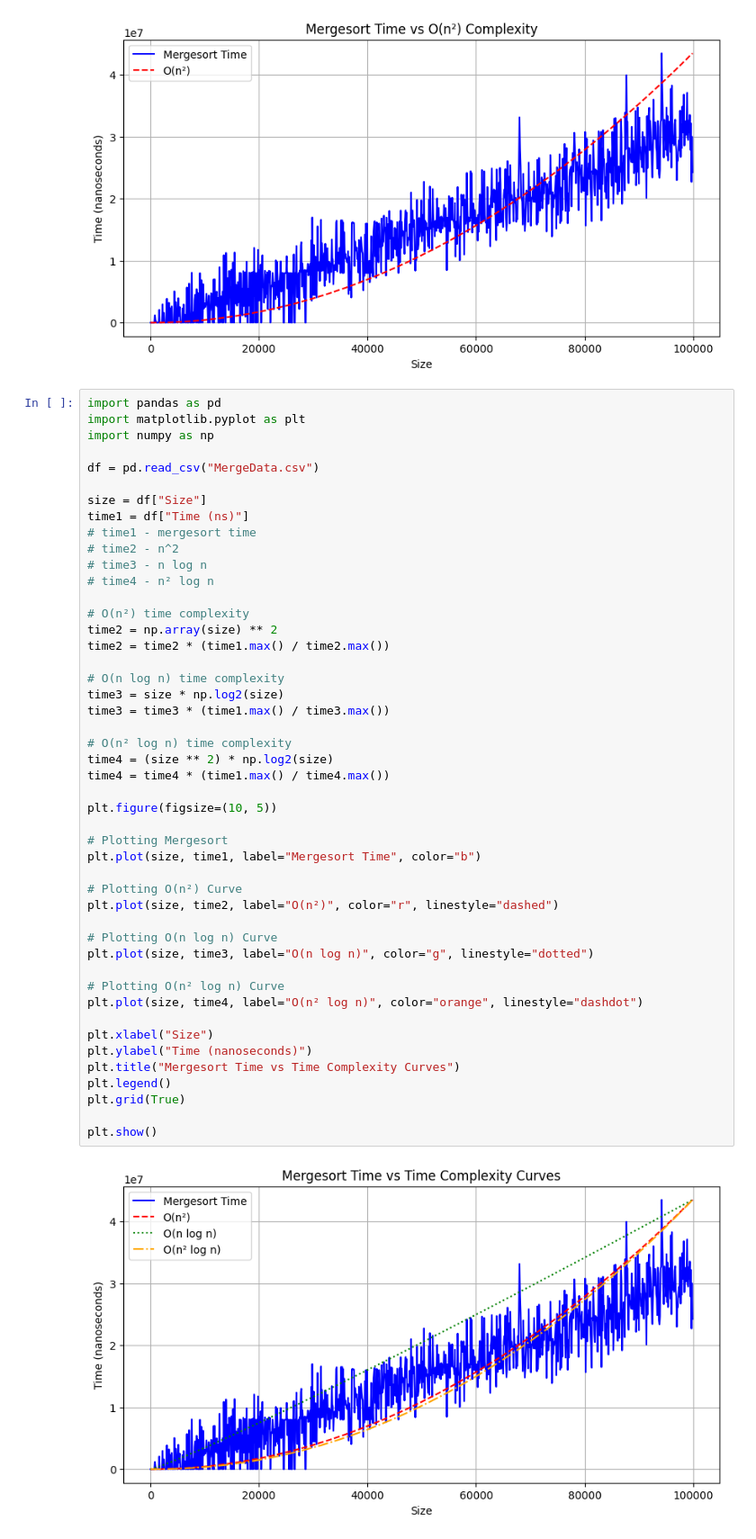
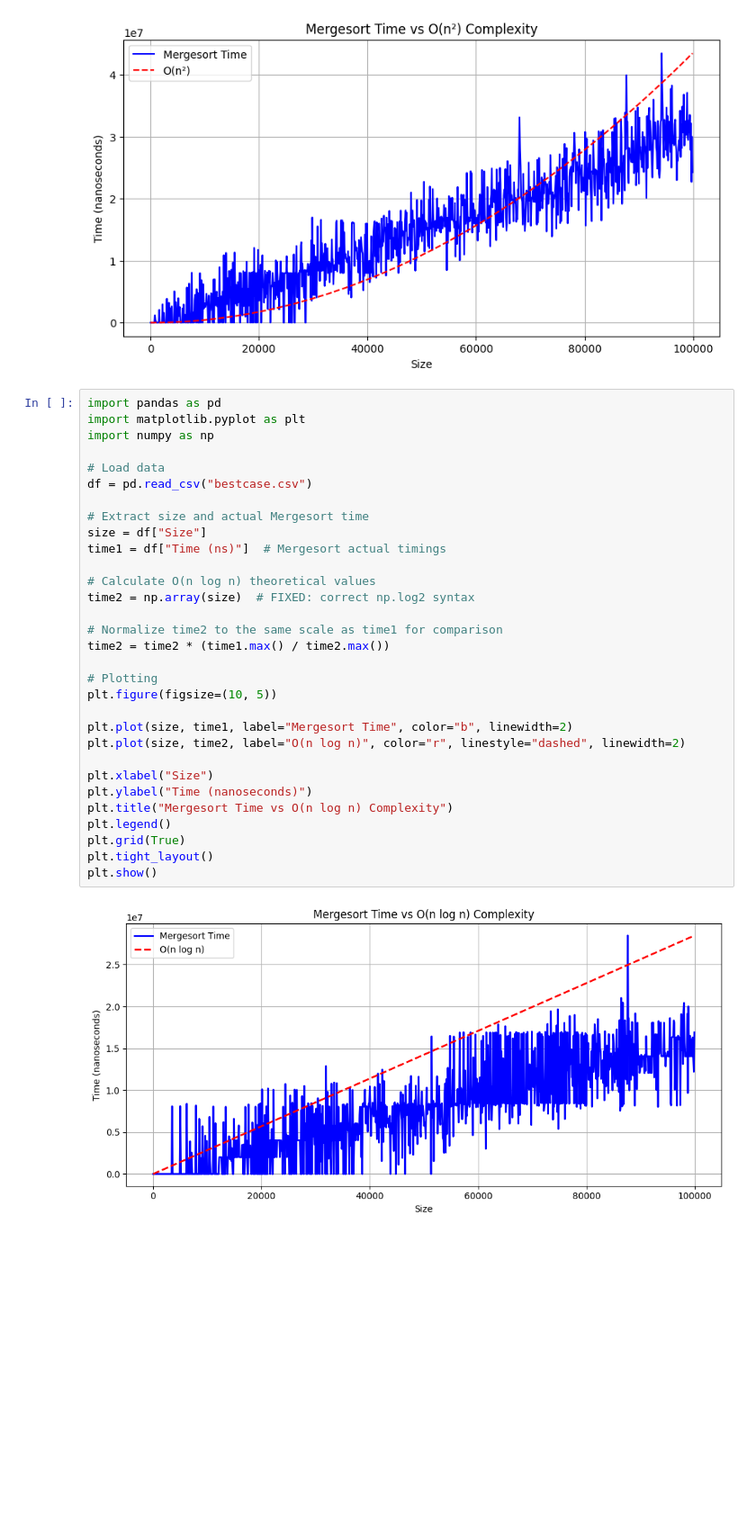
Before and after one commit to PrashantChoudhary13579/ADA, a Jupyter notebook: Jan_30/Merge-Sort/merge.ipynb, the cells around one changed output. Shown: that part at 90% size. Saved outputs shown, nothing was run; the diff lists cells and outputs as text; blank space fills up the shorter version.

```diff
--- a/Jan_30/Merge-Sort/merge.ipynb
+++ b/Jan_30/Merge-Sort/merge.ipynb
@@ -33,49 +33,33 @@ plt.show()
 # %%
 import pandas as pd
 import matplotlib.pyplot as plt
 import numpy as np
 
-df = pd.read_csv("MergeData.csv")
+# Load data
+df = pd.read_csv("bestcase.csv")
 
+# Extract size and actual Mergesort time
 size = df["Size"]
-time1 = df["Time (ns)"]
-# time1 - mergesort time
-# time2 - n^2
-# time3 - n log n
-# time4 - n² log n
+time1 = df["Time (ns)"]  # Mergesort actual timings
 
-# O(n²) time complexity
-time2 = np.array(size) ** 2
+# Calculate O(n log n) theoretical values
+time2 = np.array(size)  # FIXED: correct np.log2 syntax
+
+# Normalize time2 to the same scale as time1 for comparison
 time2 = time2 * (time1.max() / time2.max())
 
-# O(n log n) time complexity
-time3 = size * np.log2(size)
-time3 = time3 * (time1.max() / time3.max())
-
-# O(n² log n) time complexity
-time4 = (size ** 2) * np.log2(size)
-time4 = time4 * (time1.max() / time4.max())
-
+# Plotting
 plt.figure(figsize=(10, 5))
 
-# Plotting Mergesort
-plt.plot(size, time1, label="Mergesort Time", color="b")
-
-# Plotting O(n²) Curve
-plt.plot(size, time2, label="O(n²)", color="r", linestyle="dashed")
-
-# Plotting O(n log n) Curve
-plt.plot(size, time3, label="O(n log n)", color="g", linestyle="dotted")
-
-# Plotting O(n² log n) Curve
-plt.plot(size, time4, label="O(n² log n)", color="orange", linestyle="dashdot")
+plt.plot(size, time1, label="Mergesort Time", color="b", linewidth=2)
+plt.plot(size, time2, label="O(n log n)", color="r", linestyle="dashed", linewidth=2)
 
 plt.xlabel("Size")
 plt.ylabel("Time (nanoseconds)")
-plt.title("Mergesort Time vs Time Complexity Curves")
+plt.title("Mergesort Time vs O(n log n) Complexity")
 plt.legend()
 plt.grid(True)
-
+plt.tight_layout()
 plt.show()
 # %% [output]
-[figure, old version]
+[figure, new version]
```
Also changed, not shown: parts of 3 cells of this notebook, 4 other files.
